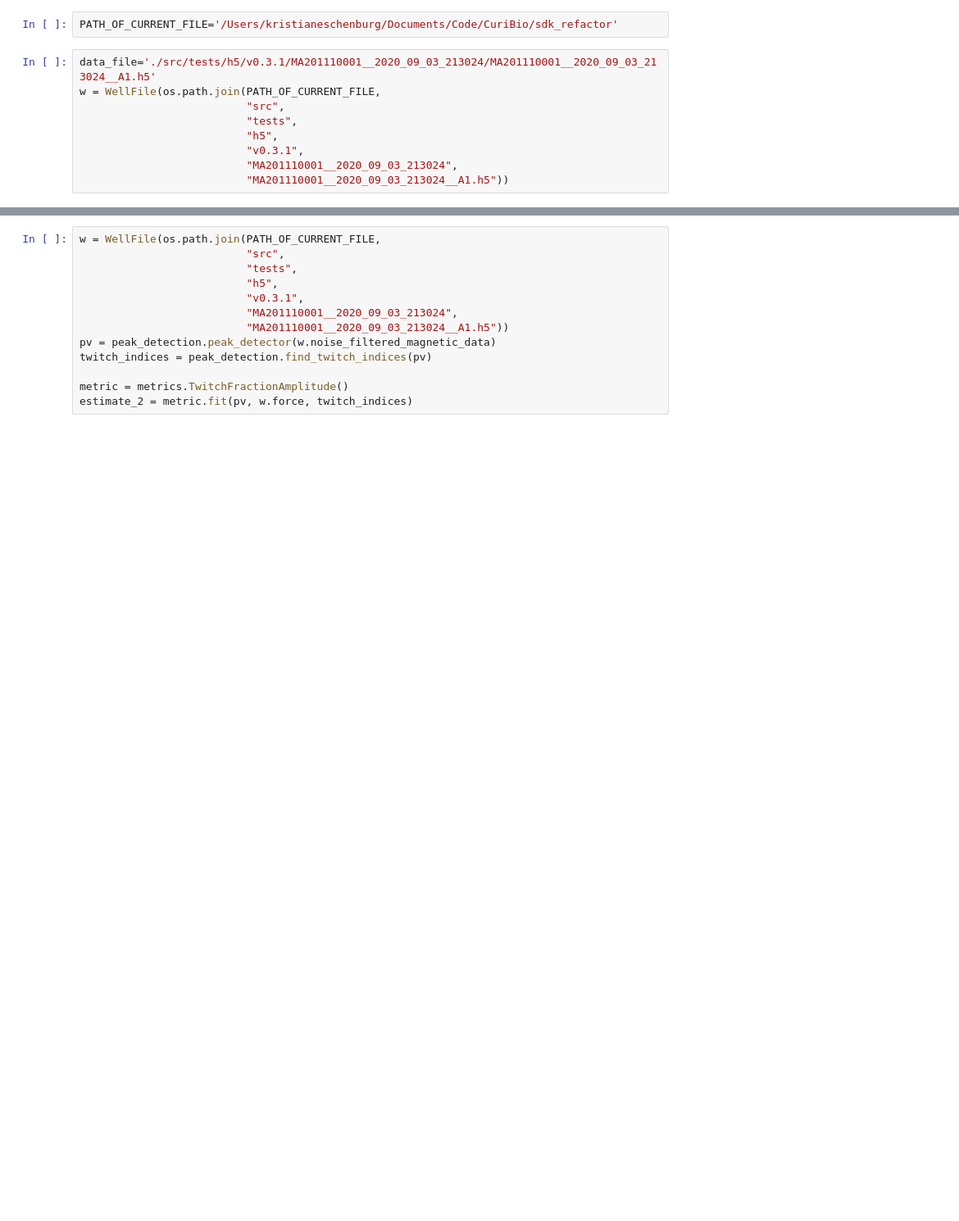
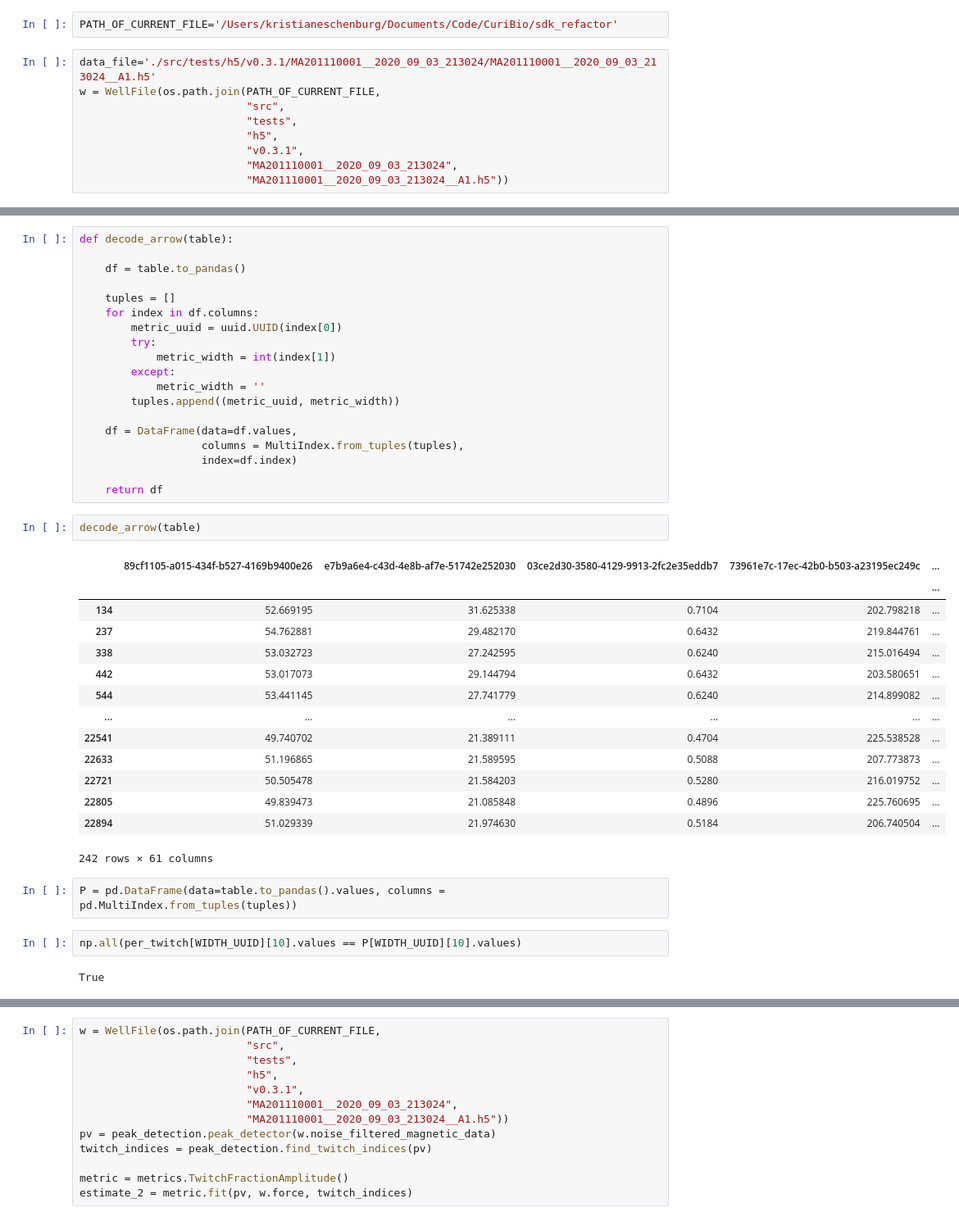
Before and after one commit to CuriBio/sdk_refactor, a Jupyter notebook: Untitled.ipynb, the cells around one changed output, grey strips where cells are left out. Shown: that part at 82% size. Saved outputs shown, nothing was run; the diff lists cells and outputs as text; blank space fills up the shorter version.

```diff
--- a/Untitled.ipynb
+++ b/Untitled.ipynb
@@ -75,0 +100,42 @@ metric_mapper_names = {
+# %%
+def decode_arrow(table):
+
+    df = table.to_pandas()
+
+    tuples = []
+    for index in df.columns:
+        metric_uuid = uuid.UUID(index[0])
+        try:
+            metric_width = int(index[1])
+        except:
+            metric_width = ''
+        tuples.append((metric_uuid, metric_width))
+
+    df = DataFrame(data=df.values,
+                   columns = MultiIndex.from_tuples(tuples),
+                   index=df.index)
+
+    return df
+# %%
+decode_arrow(table)
+# %% [output]
+|  | 89cf1105-a015-434f-b527-4169b9400e26 | e7b9a6e4-c43d-4e8b-af7e-51742e252030 | 03ce2d30-3580-4129-9913-2fc2e35eddb7 | 73961e7c-17ec-42b0-b503-a23195ec249c | ... |
+|  |  |  |  |  | ... |
+| 134 | 52.669195 | 31.625338 | 0.7104 | 202.798218 | ... |
+| 237 | 54.762881 | 29.482170 | 0.6432 | 219.844761 | ... |
+| 338 | 53.032723 | 27.242595 | 0.6240 | 215.016494 | ... |
+| 442 | 53.017073 | 29.144794 | 0.6432 | 203.580651 | ... |
+| 544 | 53.441145 | 27.741779 | 0.6240 | 214.899082 | ... |
+| ... | ... | ... | ... | ... | ... |
+| 22541 | 49.740702 | 21.389111 | 0.4704 | 225.538528 | ... |
+| 22633 | 51.196865 | 21.589595 | 0.5088 | 207.773873 | ... |
+| 22721 | 50.505478 | 21.584203 | 0.5280 | 216.019752 | ... |
+| 22805 | 49.839473 | 21.085848 | 0.4896 | 225.760695 | ... |
+| 22894 | 51.029339 | 21.974630 | 0.5184 | 206.740504 | ... |
+242 rows × 61 columns
+# %%
+P = pd.DataFrame(data=table.to_pandas().values, columns = pd.MultiIndex.from_tuples(tuples))
+# %%
+np.all(per_twitch[WIDTH_UUID][10].values == P[WIDTH_UUID][10].values)
+# %% [output]
+True
```
Also changed, not shown: parts of 42 cells of this notebook, 18 other files.
